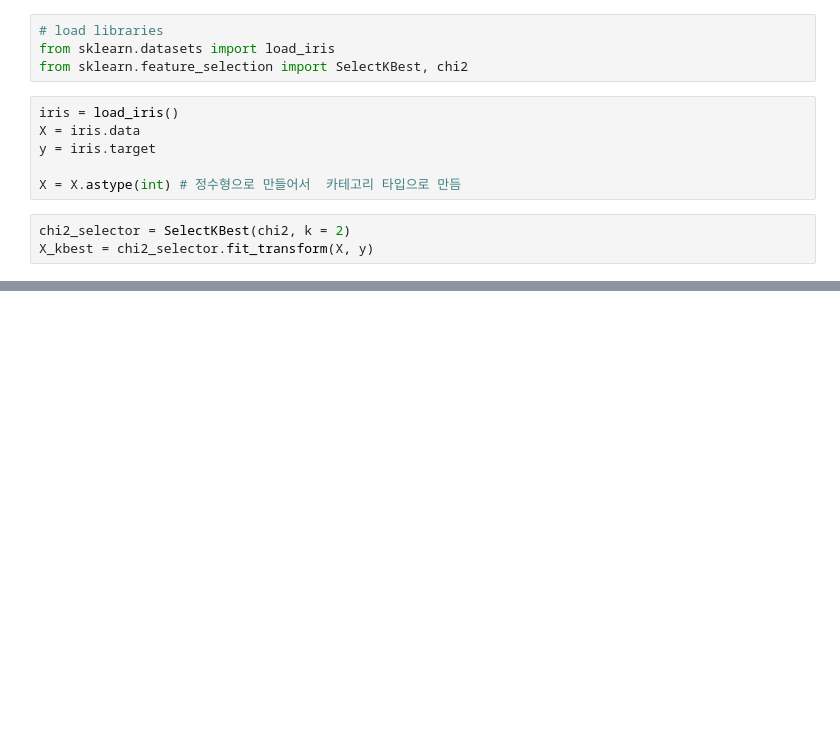
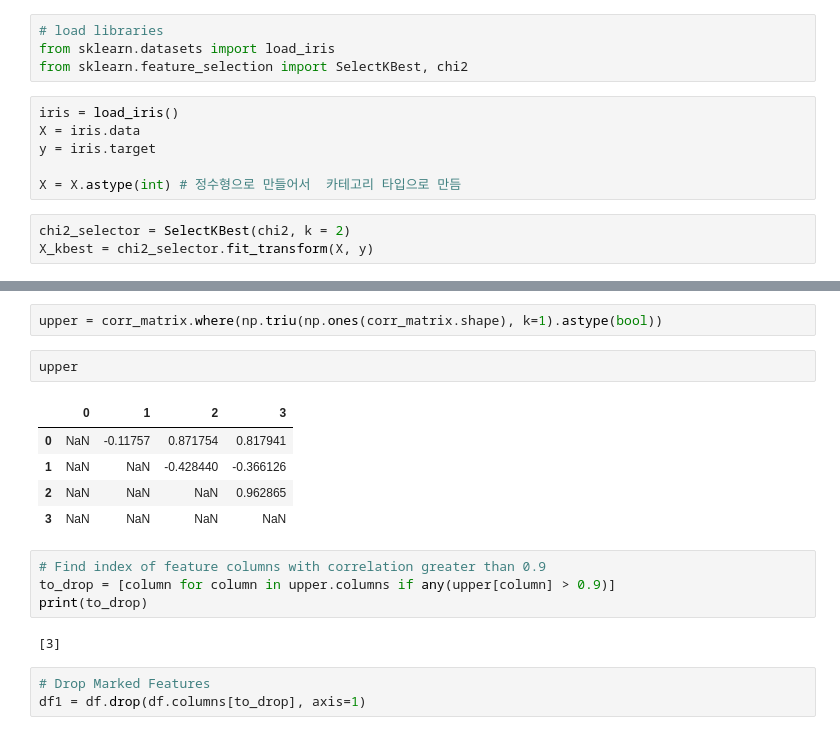
Before and after one commit to sguys99/self-study, a Jupyter notebook: Comprehensive guide on feature selection.ipynb, the cells around one changed output, grey strips where cells are left out. Cells and saved outputs as stored; diff of their text form; blank space fills up the shorter version.

```diff
--- a/Comprehensive guide on feature selection.ipynb
+++ b/Comprehensive guide on feature selection.ipynb
@@ -388,0 +497,19 @@ X_kbest = chi2_selector.fit_transform(X, y)
+# %%
+upper = corr_matrix.where(np.triu(np.ones(corr_matrix.shape), k=1).astype(bool))
+# %%
+upper
+# %% [output]
+|  | 0 | 1 | 2 | 3 |
+| 0 | NaN | -0.11757 | 0.871754 | 0.817941 |
+| 1 | NaN | NaN | -0.428440 | -0.366126 |
+| 2 | NaN | NaN | NaN | 0.962865 |
+| 3 | NaN | NaN | NaN | NaN |
+# %%
+# Find index of feature columns with correlation greater than 0.9
+to_drop = [column for column in upper.columns if any(upper[column] > 0.9)]
+print(to_drop)
+# %% [output]
+[3]
+# %%
+# Drop Marked Features
+df1 = df.drop(df.columns[to_drop], axis=1)
```
Also changed, not shown: parts of 70 cells of this notebook.
